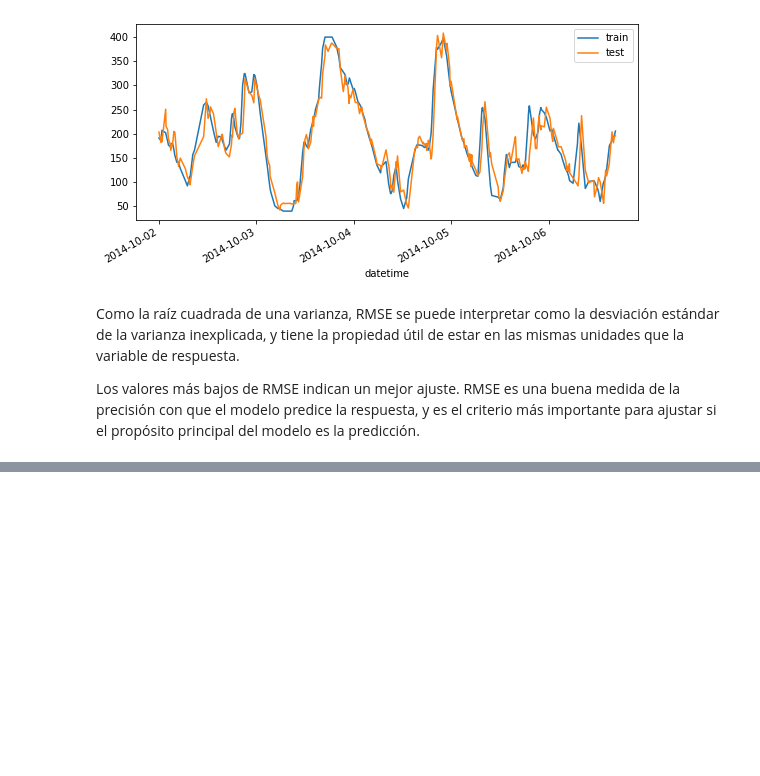
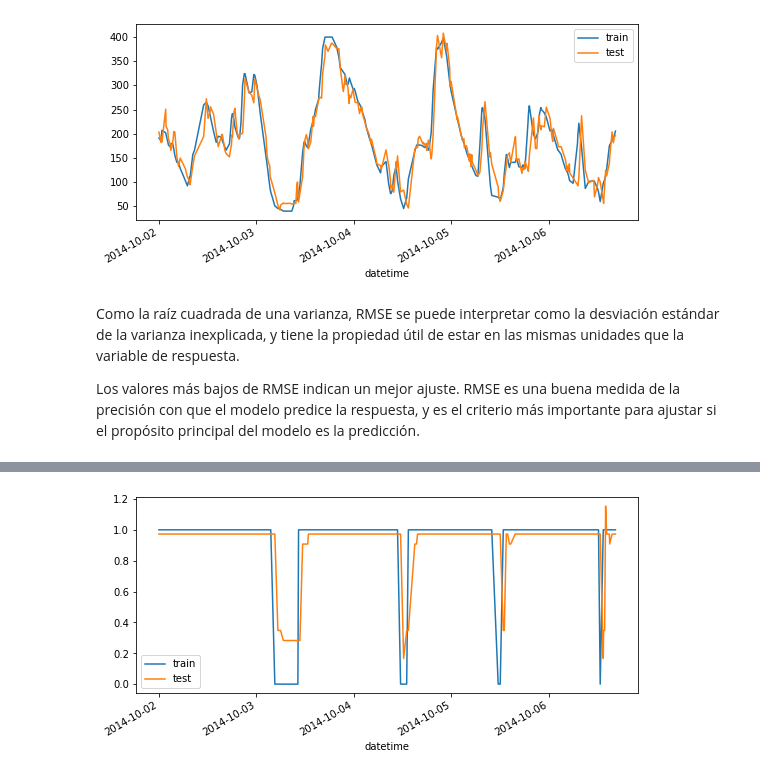
Before and after one commit to EstherMF11/TFM, a Jupyter notebook: glucose.ipynb, the cells around one changed output, grey strips where cells are left out. Cells and saved outputs as stored; diff of their text form; code cells hidden in the pictures; blank space fills up the shorter version.

```diff
--- a/glucose.ipynb
+++ b/glucose.ipynb
@@ -449,0 +540,11 @@ Los valores más bajos de RMSE indican un mejor ajuste. RMSE es una buena medida
+# %%
+from sklearn.linear_model import LinearRegression
+modelo = LinearRegression()
+modelo.fit(Scaled_train, y_train)
+
+predictions_rl = modelo.predict(Scaled_test)
+
+results['predictions_rl'] = predictions_rl
+rmse_rl = mean_squared_error(y_test, predictions_rl, squared=False)
+results['rmse_rl'] = rmse_rl
+results.head()
@@ -449,0 +559,9 @@ Los valores más bajos de RMSE indican un mejor ajuste. RMSE es una buena medida
+# %%
+# Gráfico
+# ==============================================================================
+fig, ax = plt.subplots(figsize=(9, 4))
+results['hipoglucemia'].plot(ax=ax, label='train')
+results['predictions_rl'].plot(ax=ax, label='test')
+ax.legend();
+# %% [output]
+[figure, added]
```
Also changed, not shown: parts of 11 cells of this notebook.
